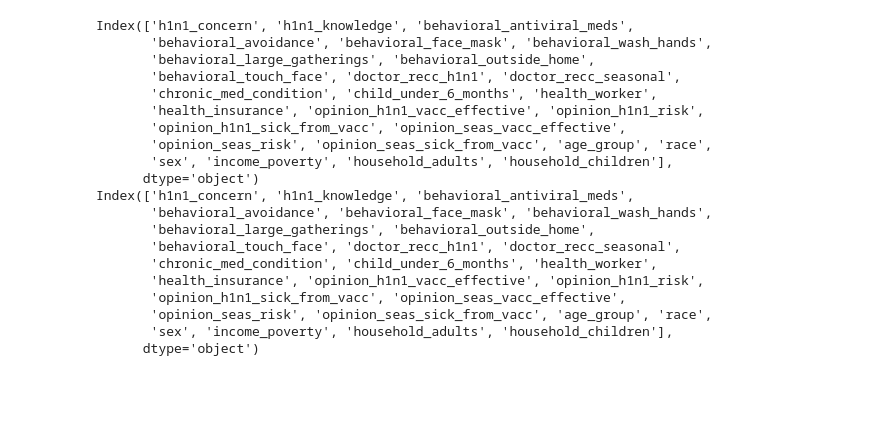
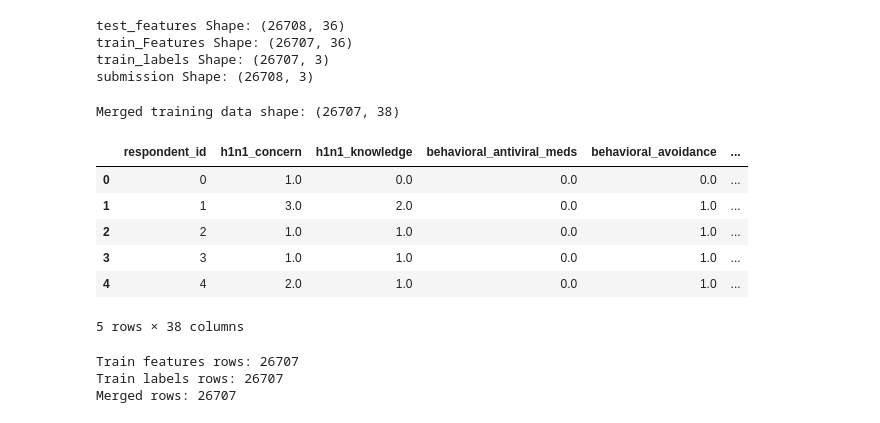
Before and after one commit to Mary-Osi/Flushot_Project, a Jupyter notebook: EDA.ipynb, the cells around one changed output. Saved outputs shown, nothing was run; the diff lists cells and outputs as text; code cells hidden in the pictures; blank space fills up the shorter version.

```diff
--- a/EDA.ipynb
+++ b/EDA.ipynb
@@ -141,27 +42,0 @@ Index(['respondent_id', 'h1n1_concern', 'h1n1_knowledge',
-# %%
-#Drop irrelevant columns
-df.drop(columns=['respondent_id','rent_or_own','employment_status','census_msa','employment_industry','employment_occupation','marital_status','hhs_geo_region','education',], inplace=True, errors='ignore')
-df2.drop(columns=['respondent_id','rent_or_own','employment_status','census_msa','employment_industry','employment_occupation','marital_status','hhs_geo_region','education',], inplace=True, errors='ignore')
-print(df.columns)
-print(df2.columns)
-# %% [output]
-Index(['h1n1_concern', 'h1n1_knowledge', 'behavioral_antiviral_meds',
-       'behavioral_avoidance', 'behavioral_face_mask', 'behavioral_wash_hands',
-       'behavioral_large_gatherings', 'behavioral_outside_home',
-       'behavioral_touch_face', 'doctor_recc_h1n1', 'doctor_recc_seasonal',
-       'chronic_med_condition', 'child_under_6_months', 'health_worker',
-       'health_insurance', 'opinion_h1n1_vacc_effective', 'opinion_h1n1_risk',
-       'opinion_h1n1_sick_from_vacc', 'opinion_seas_vacc_effective',
-       'opinion_seas_risk', 'opinion_seas_sick_from_vacc', 'age_group', 'race',
-       'sex', 'income_poverty', 'household_adults', 'household_children'],
-      dtype='object')
-Index(['h1n1_concern', 'h1n1_knowledge', 'behavioral_antiviral_meds',
-       'behavioral_avoidance', 'behavioral_face_mask', 'behavioral_wash_hands',
-       'behavioral_large_gatherings', 'behavioral_outside_home',
-       'behavioral_touch_face', 'doctor_recc_h1n1', 'doctor_recc_seasonal',
-       'chronic_med_condition', 'child_under_6_months', 'health_worker',
-       'health_insurance', 'opinion_h1n1_vacc_effective', 'opinion_h1n1_risk',
-       'opinion_h1n1_sick_from_vacc', 'opinion_seas_vacc_effective',
-       'opinion_seas_risk', 'opinion_seas_sick_from_vacc', 'age_group', 'race',
-       'sex', 'income_poverty', 'household_adults', 'household_children'],
-      dtype='object')
@@ -170,0 +43,33 @@ profile.to_file("profile_report.html")
+# %%
+#Exploring the dataset
+print("test_features Shape:", test_features.shape)
+print("train_Features Shape:", train_Features.shape)
+print("train_labels Shape:", train_labels.shape)
+print("submission Shape:", submission.shape)
+# %% [output]
+test_features Shape: (26708, 36)
+train_Features Shape: (26707, 36)
+train_labels Shape: (26707, 3)
+submission Shape: (26708, 3)
+# %%
+merge_traindata = pd.merge(train_Features, train_labels, on='respondent_id')
+print("Merged training data shape:", merge_traindata.shape)
+merge_traindata.head()
+# %% [output]
+Merged training data shape: (26707, 38)
+|  | respondent_id | h1n1_concern | h1n1_knowledge | behavioral_antiviral_meds | behavioral_avoidance | ... |
+| 0 | 0 | 1.0 | 0.0 | 0.0 | 0.0 | ... |
+| 1 | 1 | 3.0 | 2.0 | 0.0 | 1.0 | ... |
+| 2 | 2 | 1.0 | 1.0 | 0.0 | 1.0 | ... |
+| 3 | 3 | 1.0 | 1.0 | 0.0 | 1.0 | ... |
+| 4 | 4 | 2.0 | 1.0 | 0.0 | 1.0 | ... |
+5 rows × 38 columns
+# %%
+# Confirm merge did not lose rows
+print("Train features rows:", len(train_Features))
+print("Train labels rows:", len(train_labels))
+print("Merged rows:", len(merge_traindata))
+# %% [output]
+Train features rows: 26707
+Train labels rows: 26707
+Merged rows: 26707
```
Also changed, not shown: parts of 18 cells of this notebook.
